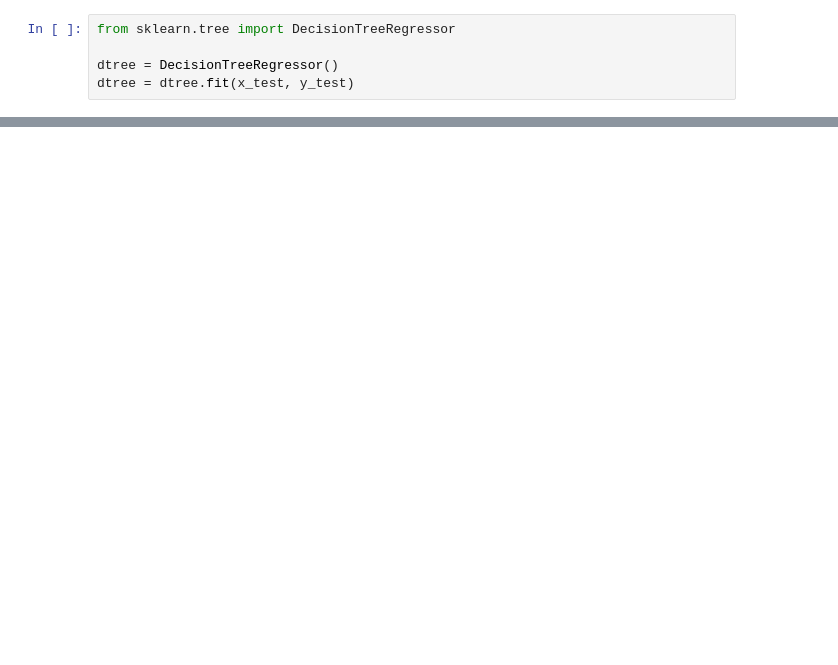
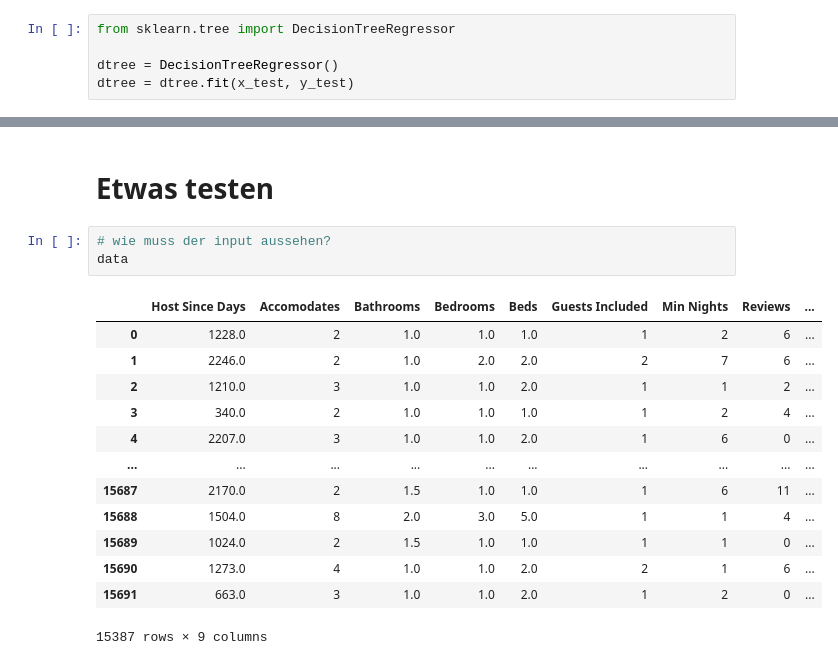
Before and after one commit to RichardSchulz52/ml-learn, a Jupyter notebook: berlin_airbnb_prediction.ipynb, the cells around one changed output, grey strips where cells are left out. Saved outputs shown, nothing was run; the diff lists cells and outputs as text; blank space fills up the shorter version.

```diff
--- a/berlin_airbnb_prediction.ipynb
+++ b/berlin_airbnb_prediction.ipynb
@@ -69,0 +145,19 @@ dtree.get_n_leaves()
+# %% [markdown]
+# Etwas testen
+# %%
+# wie muss der input aussehen?
+data
+# %% [output]
+|  | Host Since Days | Accomodates | Bathrooms | Bedrooms | Beds | Guests Included | Min Nights | Reviews | ... |
+| 0 | 1228.0 | 2 | 1.0 | 1.0 | 1.0 | 1 | 2 | 6 | ... |
+| 1 | 2246.0 | 2 | 1.0 | 2.0 | 2.0 | 2 | 7 | 6 | ... |
+| 2 | 1210.0 | 3 | 1.0 | 1.0 | 2.0 | 1 | 1 | 2 | ... |
+| 3 | 340.0 | 2 | 1.0 | 1.0 | 1.0 | 1 | 2 | 4 | ... |
+| 4 | 2207.0 | 3 | 1.0 | 1.0 | 2.0 | 1 | 6 | 0 | ... |
+| ... | ... | ... | ... | ... | ... | ... | ... | ... | ... |
+| 15687 | 2170.0 | 2 | 1.5 | 1.0 | 1.0 | 1 | 6 | 11 | ... |
+| 15688 | 1504.0 | 8 | 2.0 | 3.0 | 5.0 | 1 | 1 | 4 | ... |
+| 15689 | 1024.0 | 2 | 1.5 | 1.0 | 1.0 | 1 | 1 | 0 | ... |
+| 15690 | 1273.0 | 4 | 1.0 | 1.0 | 2.0 | 2 | 1 | 6 | ... |
+| 15691 | 663.0 | 3 | 1.0 | 1.0 | 2.0 | 1 | 2 | 0 | ... |
+15387 rows × 9 columns
```
Also changed, not shown: parts of 11 cells of this notebook.
